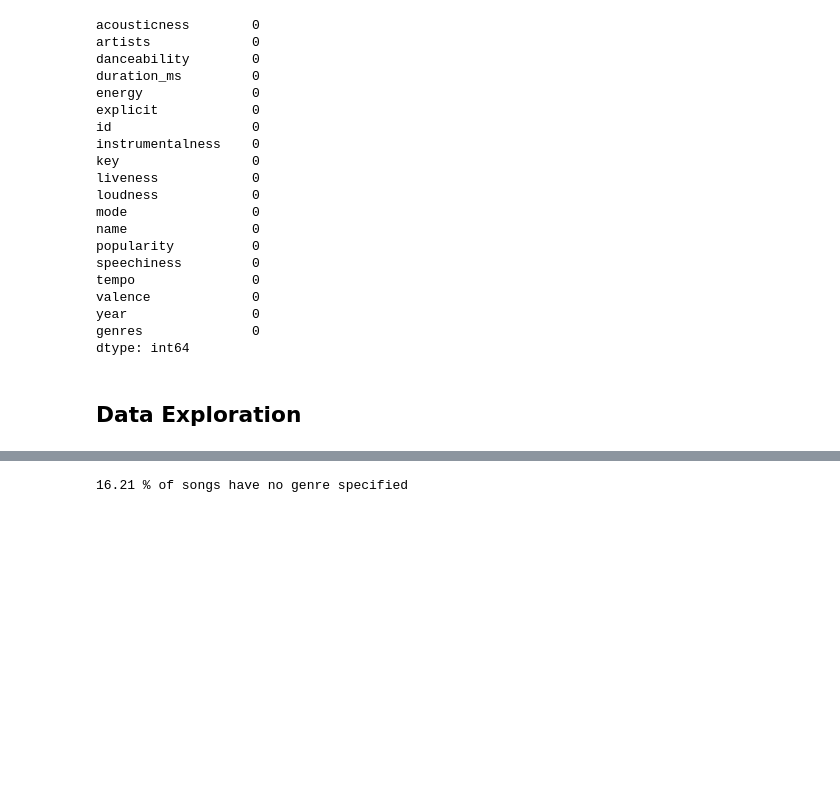
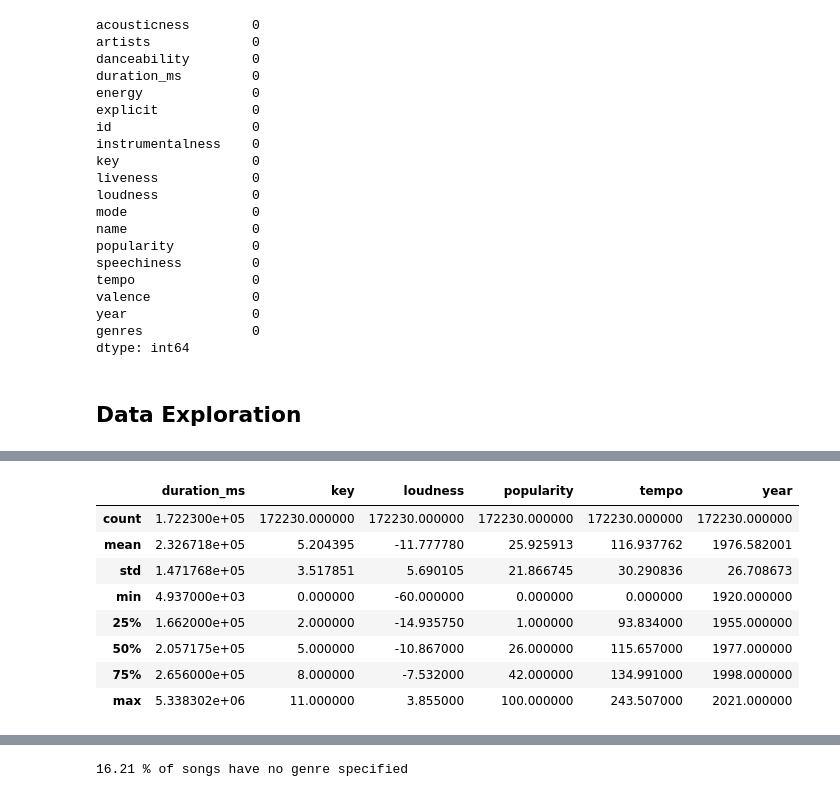
Before and after one commit to tt-dspt-200/song-suggester, a Jupyter notebook: 01_SW_Model_Development.ipynb, the cells around one changed output, grey strips where cells are left out. Cells and saved outputs as stored; diff of their text form; code cells hidden in the pictures; blank space fills up the shorter version.

```diff
--- a/01_SW_Model_Development.ipynb
+++ b/01_SW_Model_Development.ipynb
@@ -293,6 +295,18 @@ df.describe()
 | 50% | 0.523000 | 0.547000 | 2.057175e+05 | 0.463000 | 0.000000 | 0.000498 | 5.000000 | 0.138000 | ... |
 | 75% | 0.896000 | 0.668000 | 2.656000e+05 | 0.708000 | 0.000000 | 0.238000 | 8.000000 | 0.270000 | ... |
 | max | 0.996000 | 0.988000 | 5.338302e+06 | 1.000000 | 1.000000 | 1.000000 | 11.000000 | 1.000000 | ... |
+# %%
+df[['duration_ms', 'key', 'loudness', 'popularity', 'tempo', 'year']].describe()
+# %% [output]
+|  | duration_ms | key | loudness | popularity | tempo | year |
+| count | 1.722300e+05 | 172230.000000 | 172230.000000 | 172230.000000 | 172230.000000 | 172230.000000 |
+| mean | 2.326718e+05 | 5.204395 | -11.777780 | 25.925913 | 116.937762 | 1976.582001 |
+| std | 1.471768e+05 | 3.517851 | 5.690105 | 21.866745 | 30.290836 | 26.708673 |
+| min | 4.937000e+03 | 0.000000 | -60.000000 | 0.000000 | 0.000000 | 1920.000000 |
+| 25% | 1.662000e+05 | 2.000000 | -14.935750 | 1.000000 | 93.834000 | 1955.000000 |
+| 50% | 2.057175e+05 | 5.000000 | -10.867000 | 26.000000 | 115.657000 | 1977.000000 |
+| 75% | 2.656000e+05 | 8.000000 | -7.532000 | 42.000000 | 134.991000 | 1998.000000 |
+| max | 5.338302e+06 | 11.000000 | 3.855000 | 100.000000 | 243.507000 | 2021.000000 |
 # %%
 df.describe(include=[object])
 # %% [output]
```
Also changed, not shown: parts of 37 cells of this notebook.
